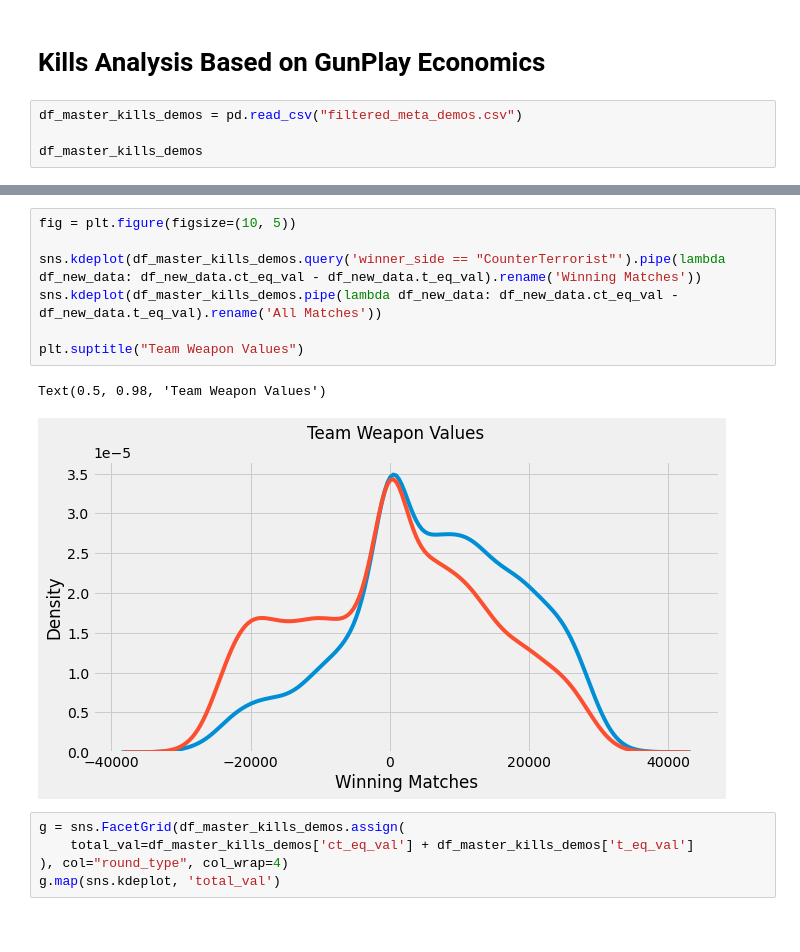
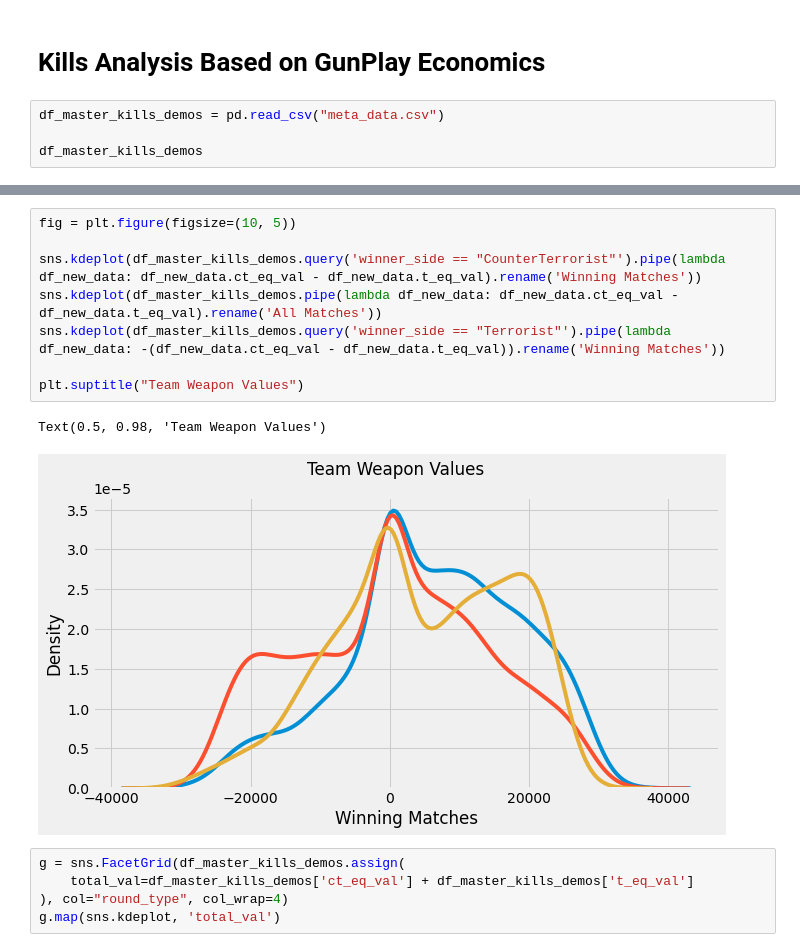
Before and after one commit to gandhimonil9823/CS_GO_Analysis, a Jupyter notebook: CS_GO_Analysis_renaming.ipynb, the cells around one changed output, grey strips where cells are left out. Cells and saved outputs as stored; diff of their text form.

```diff
--- a/CS_GO_Analysis_renaming.ipynb
+++ b/CS_GO_Analysis_renaming.ipynb
@@ -277,7 +354,7 @@ df_preprocessed
 # %% [markdown]
 # Kills Analysis Based on GunPlay Economics
 # %%
-df_master_kills_demos = pd.read_csv("filtered_meta_demos.csv")
+df_master_kills_demos = pd.read_csv("meta_data.csv")
 
 df_master_kills_demos
 # %% [output]
@@ -385,13 +479,14 @@ Text(0, 0.5, '% Games Won')
 # %%
 fig = plt.figure(figsize=(10, 5))
 
 sns.kdeplot(df_master_kills_demos.query('winner_side == "CounterTerrorist"').pipe(lambda df_new_data: df_new_data.ct_eq_val - df_new_data.t_eq_val).rename('Winning Matches'))
 sns.kdeplot(df_master_kills_demos.pipe(lambda df_new_data: df_new_data.ct_eq_val - df_new_data.t_eq_val).rename('All Matches'))
+sns.kdeplot(df_master_kills_demos.query('winner_side == "Terrorist"').pipe(lambda df_new_data: -(df_new_data.ct_eq_val - df_new_data.t_eq_val)).rename('Winning Matches'))
 
 plt.suptitle("Team Weapon Values")
 # %% [output]
 Text(0.5, 0.98, 'Team Weapon Values')
-[figure, old version]
+[figure, new version]
 # %%
 g = sns.FacetGrid(df_master_kills_demos.assign(
     total_val=df_master_kills_demos['ct_eq_val'] + df_master_kills_demos['t_eq_val']
```
Also changed, not shown: parts of 16 cells of this notebook.
